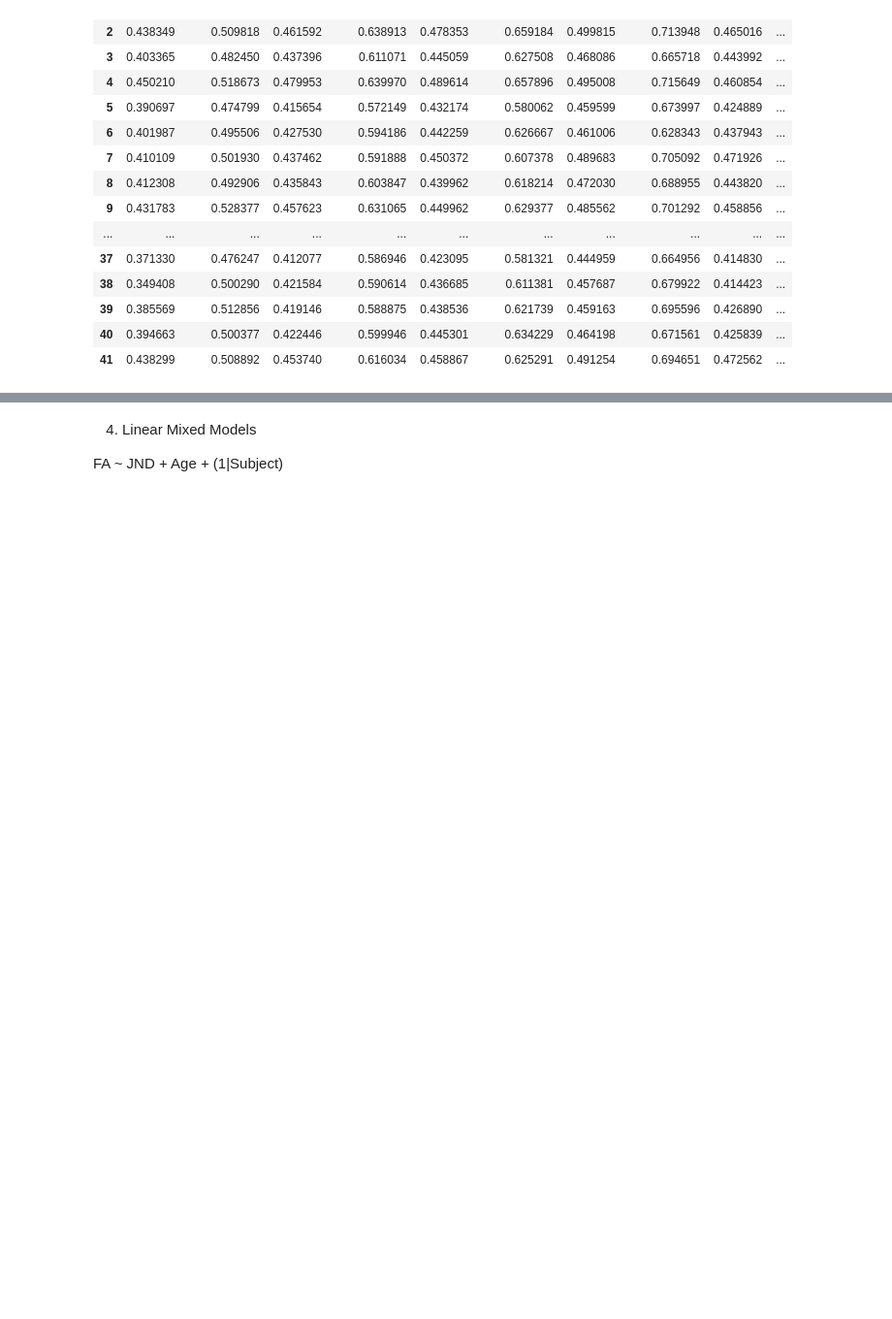
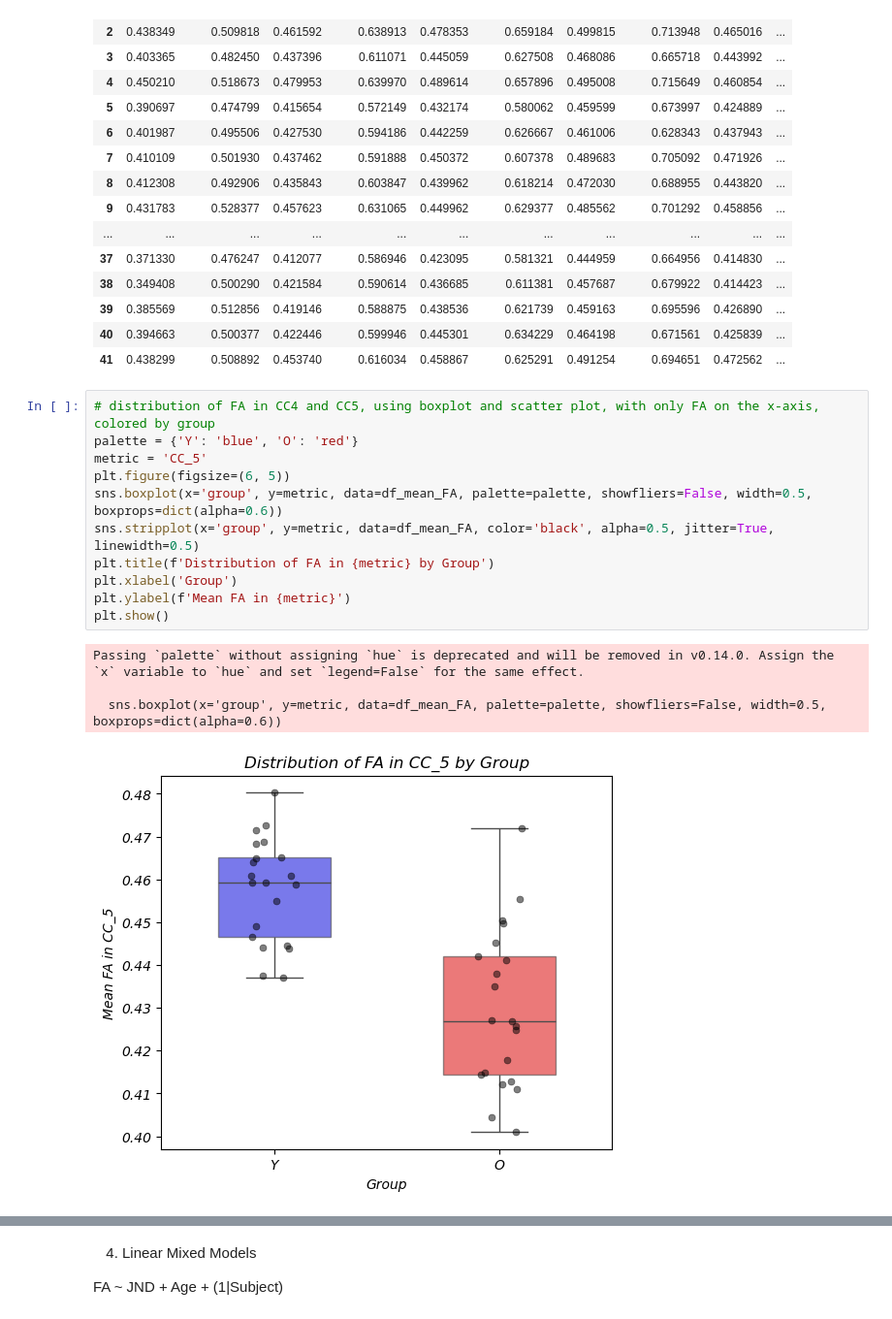
Before and after one commit to DanielaMPinzon/DTI_Aging, a Jupyter notebook: MediationAnalysis.ipynb, the cells around one changed output, grey strips where cells are left out. Shown at 97% size. Drawn from its saved outputs; the diff is of its cells as text; blank space fills up the shorter version.

```diff
--- a/MediationAnalysis.ipynb
+++ b/MediationAnalysis.ipynb
@@ -380,6 +381,22 @@ df_mean_FA
 | 39 | 0.385569 | 0.512856 | 0.419146 | 0.588875 | 0.438536 | 0.621739 | 0.459163 | 0.695596 | 0.426890 | ... |
 | 40 | 0.394663 | 0.500377 | 0.422446 | 0.599946 | 0.445301 | 0.634229 | 0.464198 | 0.671561 | 0.425839 | ... |
 | 41 | 0.438299 | 0.508892 | 0.453740 | 0.616034 | 0.458867 | 0.625291 | 0.491254 | 0.694651 | 0.472562 | ... |
+# %%
+# distribution of FA in CC4 and CC5, using boxplot and scatter plot, with only FA on the x-axis, colored by group
+palette = {'Y': 'blue', 'O': 'red'}
+metric = 'CC_5'
+plt.figure(figsize=(6, 5))
+sns.boxplot(x='group', y=metric, data=df_mean_FA, palette=palette, showfliers=False, width=0.5, boxprops=dict(alpha=0.6))
+sns.stripplot(x='group', y=metric, data=df_mean_FA, color='black', alpha=0.5, jitter=True, linewidth=0.5)
+plt.title(f'Distribution of FA in {metric} by Group')
+plt.xlabel('Group')
+plt.ylabel(f'Mean FA in {metric}')
+plt.show()
+# %% [output]
+Passing `palette` without assigning `hue` is deprecated and will be removed in v0.14.0. Assign the `x` variable to `hue` and set `legend=False` for the same effect.
+
+  sns.boxplot(x='group', y=metric, data=df_mean_FA, palette=palette, showfliers=False, width=0.5, boxprops=dict(alpha=0.6))
+[figure, added]
 # %%
 import matplotlib.pyplot as plt
 import seaborn as sns
```
Also changed, not shown: parts of 8 cells of this notebook, 8 other files.
